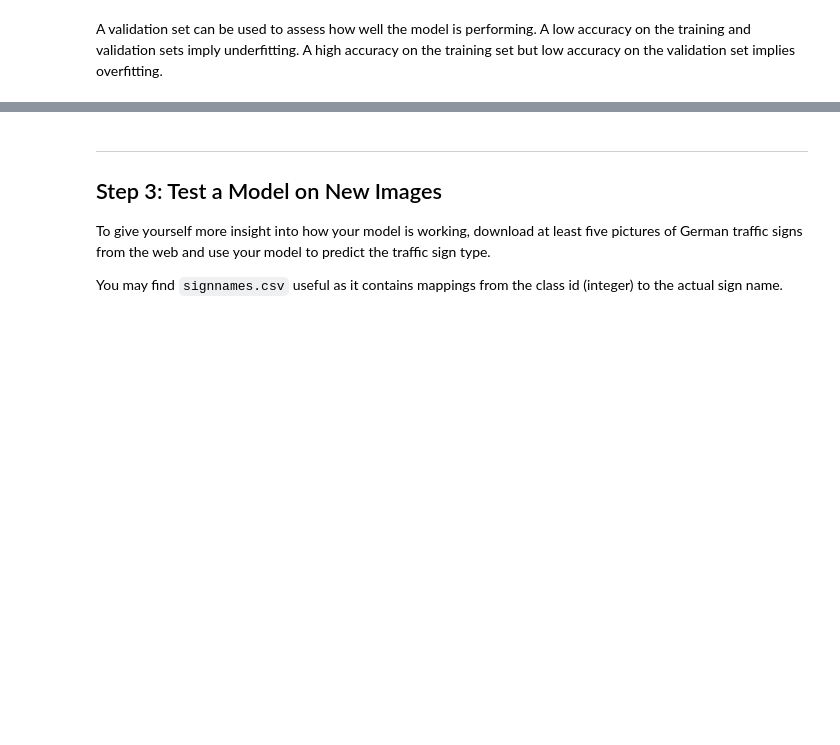
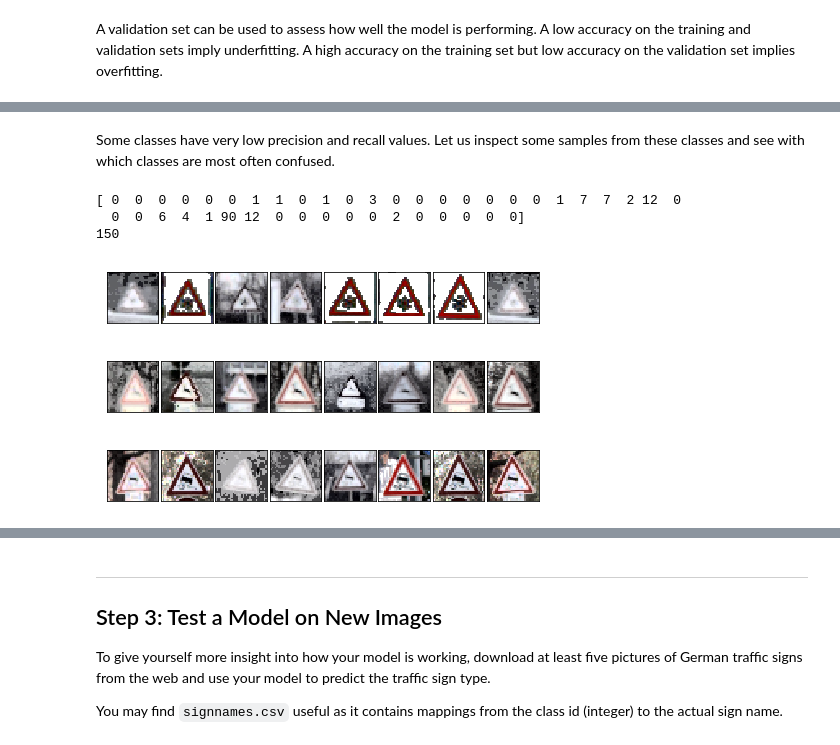
Before and after one commit to farhanhubble/traffic-signs-recognizer, a Jupyter notebook: Traffic_Sign_Classifier.ipynb, the cells around one changed output, grey strips where cells are left out. Cells and saved outputs as stored; diff of their text form; code cells hidden in the pictures; blank space fills up the shorter version.

```diff
--- a/Traffic_Sign_Classifier.ipynb
+++ b/Traffic_Sign_Classifier.ipynb
@@ -617,0 +633,15 @@ array([ 6, 15, 24])
+# %% [markdown]
+Some classes have very low precision and recall values. Let us inspect some samples from these classes and see with which classes are most often confused.
+# %%
+print(metrics['confmat'][30,:])
+print(np.sum(y_test==30))
+plot_random_samples(X_test[y_test==30],8)
+plot_random_samples(X_test[y_test==31],8)
+plot_random_samples(X_test[y_test==23],8)
+# %% [output]
+[ 0  0  0  0  0  0  1  1  0  1  0  3  0  0  0  0  0  0  0  1  7  7  2 12  0
+  0  0  6  4  1 90 12  0  0  0  0  0  2  0  0  0  0  0]
+150
+[figure, added]
+[figure, added]
+[figure, added]
```
Also changed, not shown: parts of 18 cells of this notebook, 3 other files.
